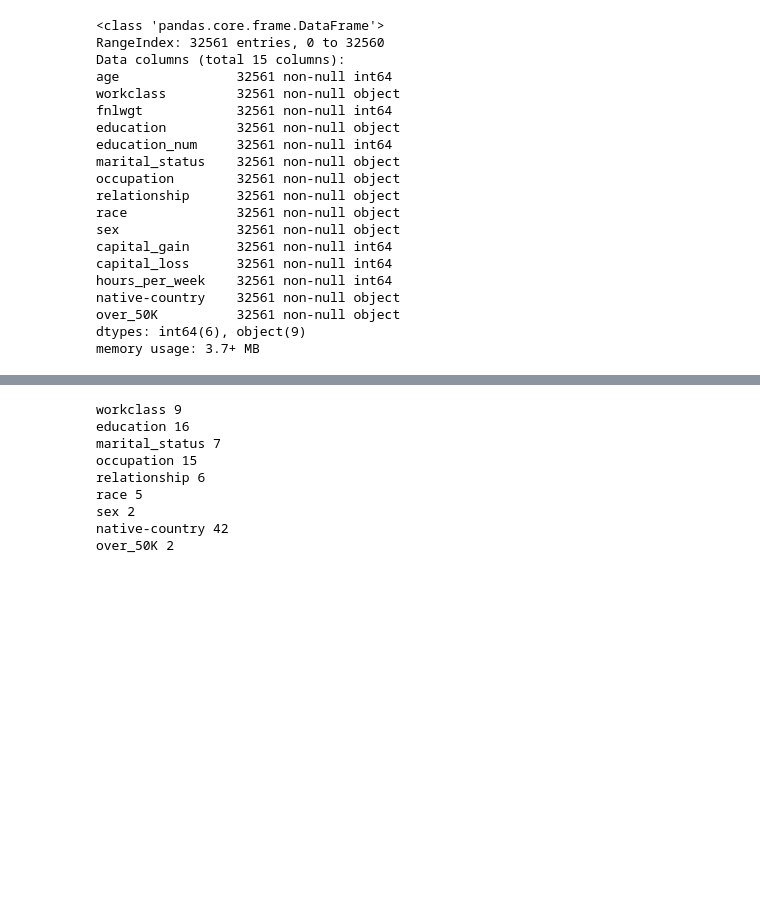
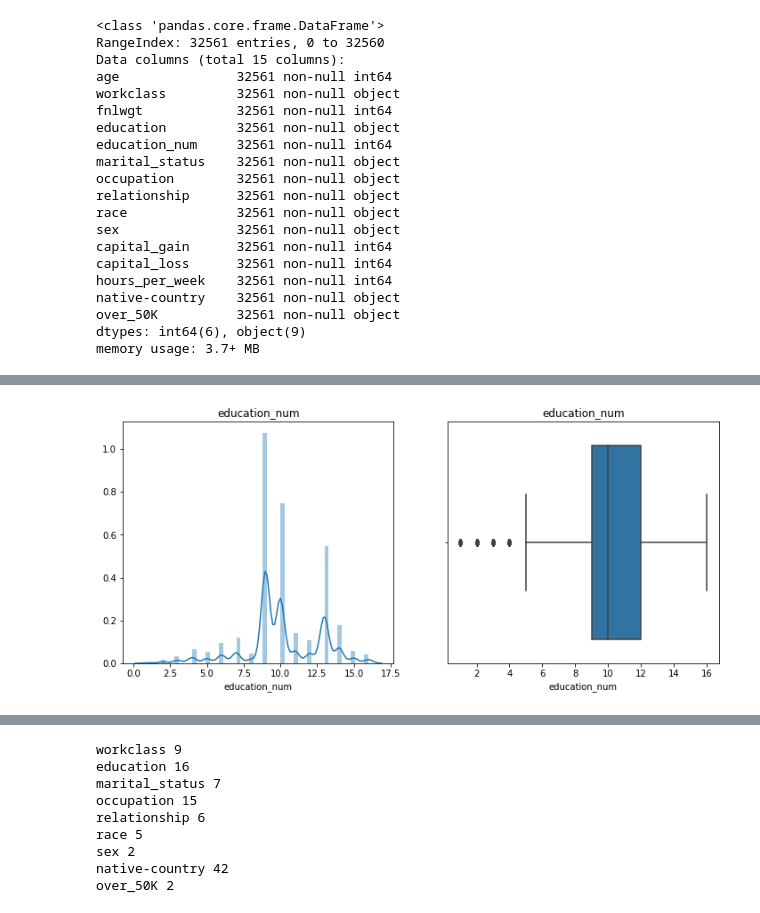
Before and after one commit to lilpricey/Thinkful, a Jupyter notebook: unit_3/if a tree falls in a forest.ipynb, the cells around one changed output, grey strips where cells are left out. Saved outputs shown, nothing was run; the diff lists cells and outputs as text; code cells hidden in the pictures; blank space fills up the shorter version.

```diff
--- a/unit_3/if a tree falls in a forest.ipynb
+++ b/unit_3/if a tree falls in a forest.ipynb
@@ -55,0 +86,14 @@ memory usage: 3.7+ MB
+# %%
+plt.figure(figsize=(12,5))
+
+plt.subplot(1, 2, 1)
+sns.distplot(df['education_num'])
+plt.title('education_num')
+
+plt.subplot(1, 2, 2)
+sns.boxplot(df['education_num'])
+plt.title('education_num')
+
+plt.show()
+# %% [output]
+[figure, added]
```
Also changed, not shown: parts of 35 cells of this notebook.
